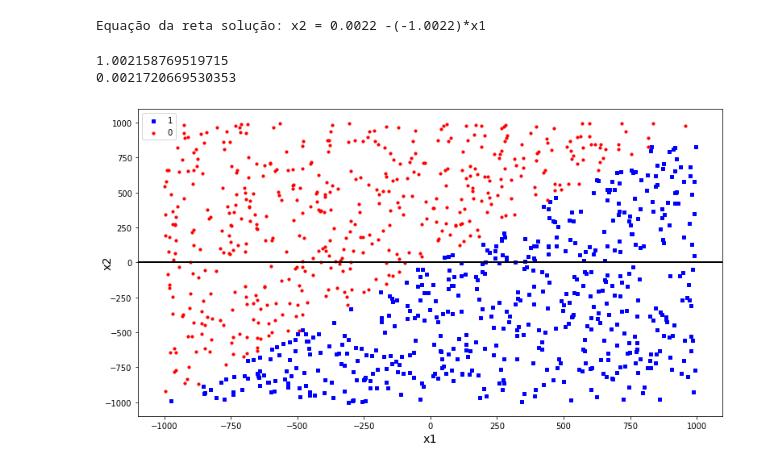
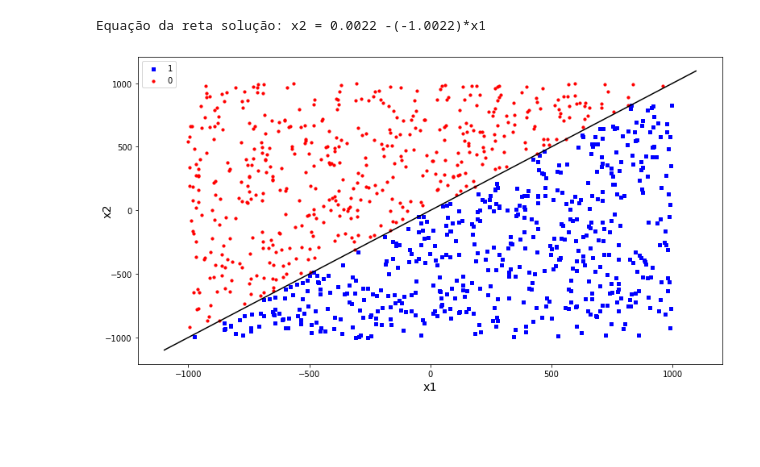
Before and after one commit to AllanHigorLP/Atividade_avaliativa-2.1-RNA, a Jupyter notebook: Atividade_2_1_RNA.ipynb, the cells around one changed output. Cells and saved outputs as stored; diff of their text form; code cells hidden in the pictures; blank space fills up the shorter version.

```diff
--- a/Atividade_2_1_RNA.ipynb
+++ b/Atividade_2_1_RNA.ipynb
@@ -118,32 +118,35 @@ Equação da reta solução: x2 = 0.0022 -(-1.0022)*x1
 # %%
 plt.figure(figsize=(13, 7))
 x_b = []
 y_b = []
 x_r = []
 y_r = []
 for example in df:
     if example[2] == 1.0:
         x_b.append(example[0])
         y_b.append(example[1])
     if example[2] == 0.0:
         x_r.append(example[0])
         y_r.append(example[1])
 
 size = 10
 plt.scatter(x_b, y_b, s=size, color='b', marker="s", label='1')
 plt.scatter(x_r, y_r, s=size, color='r', marker="o", label='0')
 
 plt.legend(loc='upper left')
 plt.xlabel("x1", size='x-large')
 plt.ylabel("x2", labelpad=-10, size='x-large')
 
 slope = -(weight[0]/weight[2]) / (weight[0]/weight[1])
 
+ymin, ymax = plt.ylim()
+xx = np.linspace(ymin, ymax)
 
-plt.axline(1, (weight[0]/weight[2]), slope, color="black", lw=2)
+plt.plot(xx, xx, 'k-')
+
+
+#plt.axline(0, (weight[0]/weight[2]), slope, color="black", lw=2)
 
 plt.show()
 # %% [output]
-1.002158769519715
-0.0021720669530353
-[figure, old version]
+[figure, new version]
```
